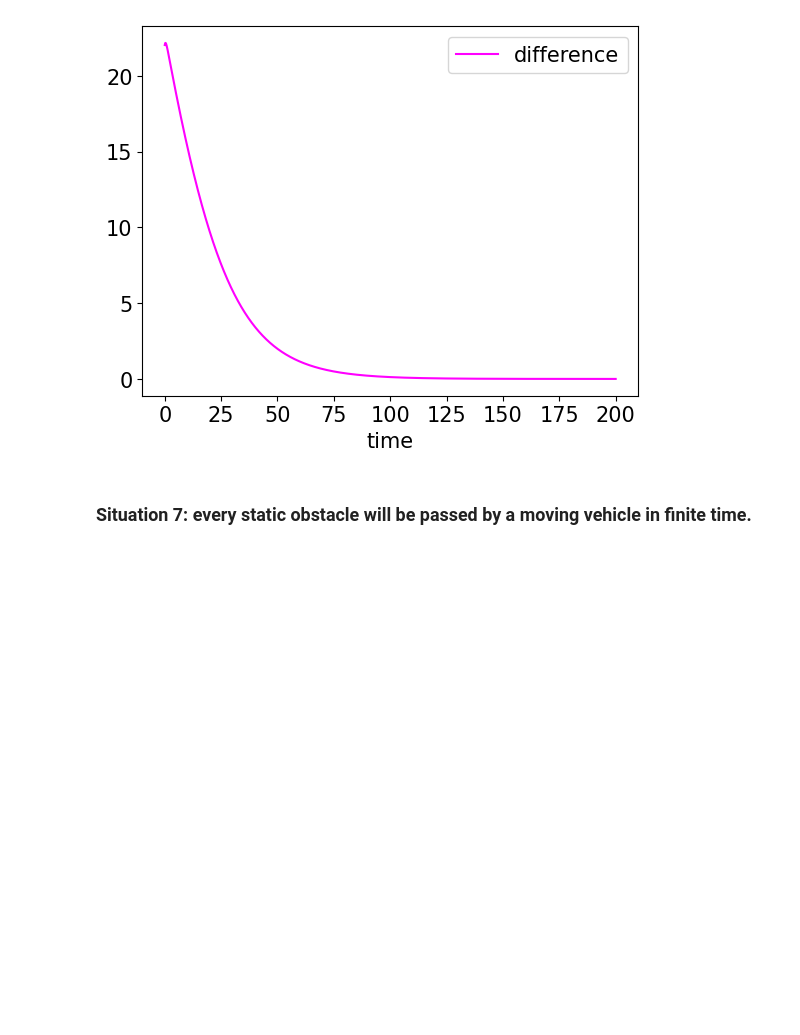
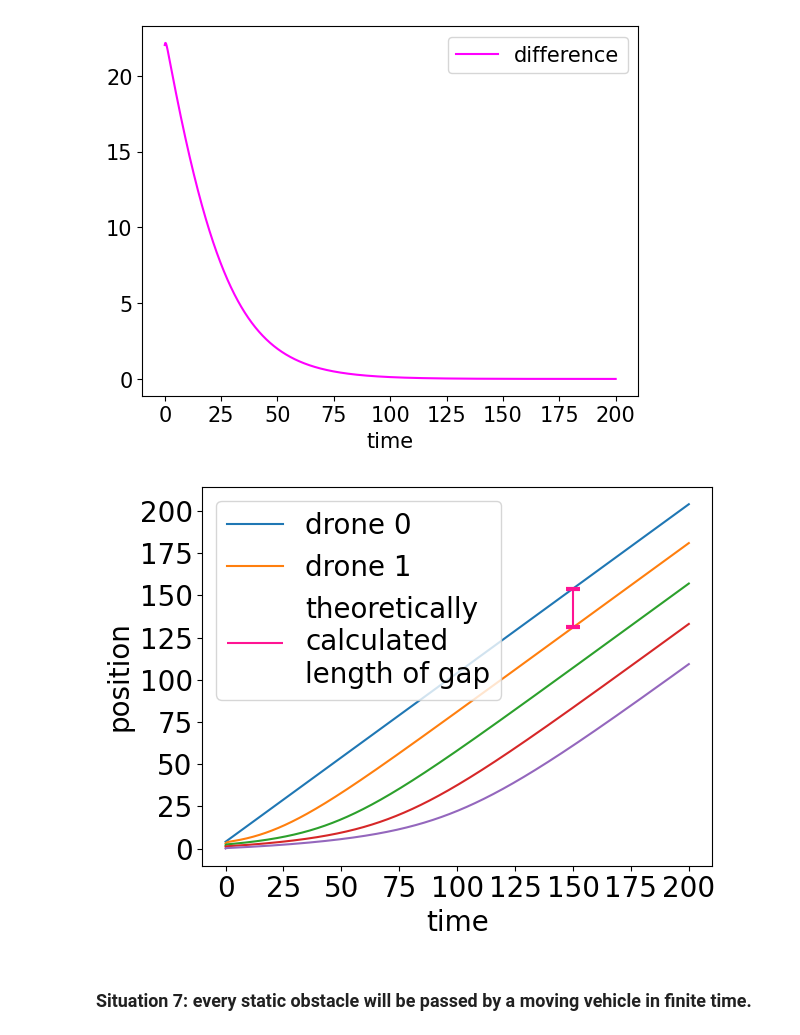
Before and after one commit to BDomzal/drones, a Jupyter notebook: simulations_in_paper.ipynb, the cells around one changed output. Saved outputs shown, nothing was run; the diff lists cells and outputs as text; code cells hidden in the pictures; blank space fills up the shorter version.

Commit message:
Added new figures and a new simulation

```diff
--- a/simulations_in_paper.ipynb
+++ b/simulations_in_paper.ipynb
@@ -180,3 +184,27 @@ plt.yticks(fontsize=15)
+# %%
+include_gap_length = True
+
+for i in range(5):
+    if i in [0,1]:
+        plt.plot(t, v[:,i], label = 'drone ' + str(i))
+    else:
+        plt.plot(t, v[:,i])
+
+if include_gap_length:
+    gap = om*np.log((opt[0]/kap)*K[0]*np.exp((v[:,0]-v[:,0])/om)/(1-opt[0]/opt[1]))[0]
+    plt.vlines(x=150, ymin=v[750000,1], ymax=v[750000,1]+gap, color="deeppink", label='\n'.join(wrap('theoretically calculated length of gap', 15)))
+    plt.hlines(y=v[750000,1]+gap, xmin=150-3, xmax=150+3, color="deeppink", linewidth=3)
+    plt.hlines(y=v[750000,1], xmin=150-3, xmax=150+3, color="deeppink", linewidth=3)
+
+plt.xticks(fontsize=20)
+plt.yticks(fontsize=20)
+plt.xlabel("time",fontsize=20)
+plt.ylabel("position",fontsize=20)
+plt.legend(fontsize=20)
+plt.tight_layout()
+plt.savefig(results_path + 'st_st_1_plus_gap.png', dpi=400)
+# %% [output]
+[figure, added]
 # %%
 # import visualisations
 # visualisations.visualise(t,v)
```
Also changed, not shown: parts of 8 cells of this notebook, 2 other files.
